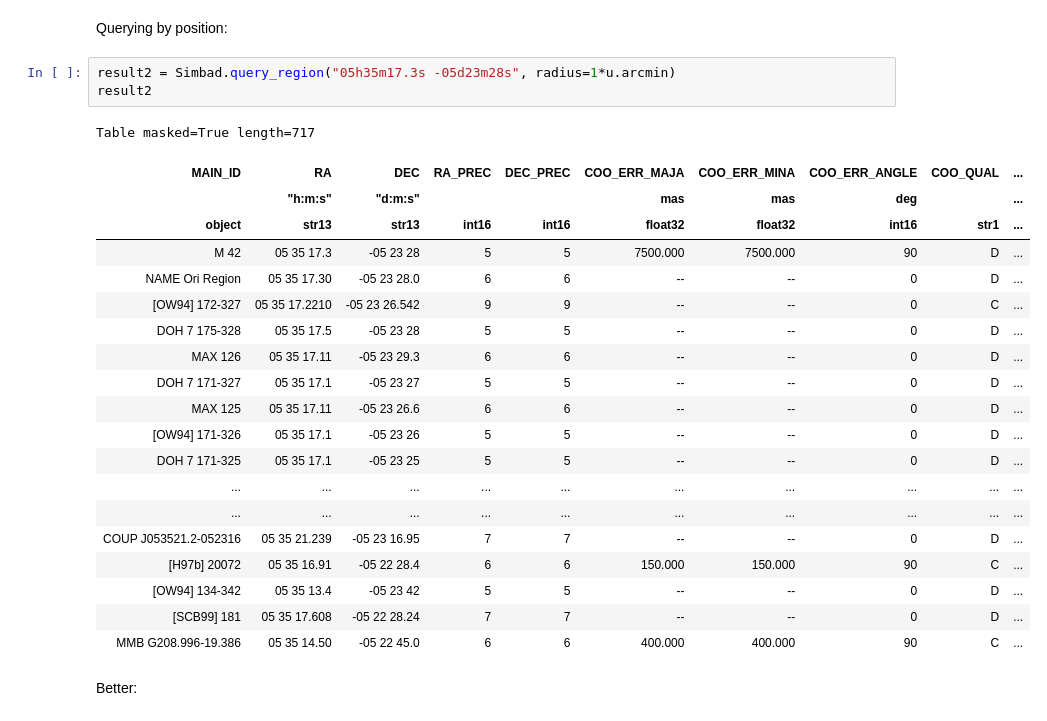
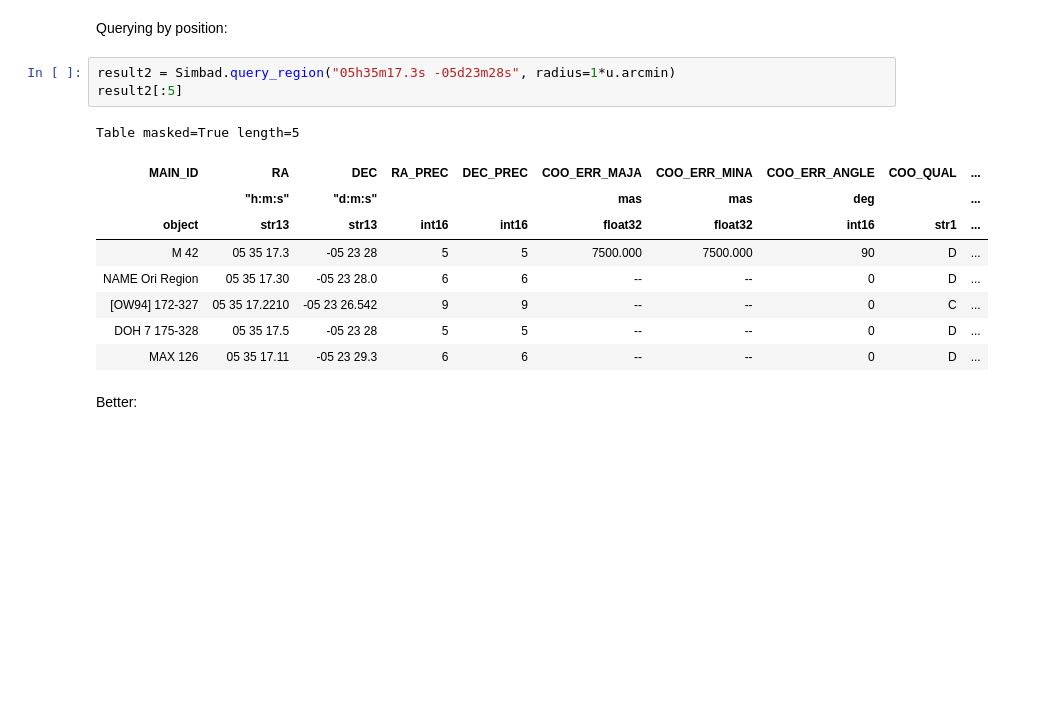
Before and after one commit to connolly/A302_2019, a Jupyter notebook: lectures/lecture-10-remote-queries/lecture-10-remote-queries.ipynb, the cells around one changed output. Cells and saved outputs as stored; diff of their text form; blank space fills up the shorter version.

```diff
--- a/lectures/lecture-10-remote-queries/lecture-10-remote-queries.ipynb
+++ b/lectures/lecture-10-remote-queries/lecture-10-remote-queries.ipynb
@@ -248,28 +250,17 @@ Table masked=True length=1
 Querying by position:
 # %%
 result2 = Simbad.query_region("05h35m17.3s -05d23m28s", radius=1*u.arcmin)
-result2
+result2[:5]
 # %% [output]
-Table masked=True length=717
+Table masked=True length=5
 | MAIN_ID | RA | DEC | RA_PREC | DEC_PREC | COO_ERR_MAJA | COO_ERR_MINA | COO_ERR_ANGLE | COO_QUAL | ... |
 |  | "h:m:s" | "d:m:s" |  |  | mas | mas | deg |  | ... |
 | object | str13 | str13 | int16 | int16 | float32 | float32 | int16 | str1 | ... |
 | M 42 | 05 35 17.3 | -05 23 28 | 5 | 5 | 7500.000 | 7500.000 | 90 | D | ... |
 | NAME Ori Region | 05 35 17.30 | -05 23 28.0 | 6 | 6 | -- | -- | 0 | D | ... |
 | [OW94] 172-327 | 05 35 17.2210 | -05 23 26.542 | 9 | 9 | -- | -- | 0 | C | ... |
 | DOH 7 175-328 | 05 35 17.5 | -05 23 28 | 5 | 5 | -- | -- | 0 | D | ... |
 | MAX 126 | 05 35 17.11 | -05 23 29.3 | 6 | 6 | -- | -- | 0 | D | ... |
-| DOH 7 171-327 | 05 35 17.1 | -05 23 27 | 5 | 5 | -- | -- | 0 | D | ... |
-| MAX 125 | 05 35 17.11 | -05 23 26.6 | 6 | 6 | -- | -- | 0 | D | ... |
-| [OW94] 171-326 | 05 35 17.1 | -05 23 26 | 5 | 5 | -- | -- | 0 | D | ... |
-| DOH 7 171-325 | 05 35 17.1 | -05 23 25 | 5 | 5 | -- | -- | 0 | D | ... |
-| ... | ... | ... | ... | ... | ... | ... | ... | ... | ... |
-| ... | ... | ... | ... | ... | ... | ... | ... | ... | ... |
-| COUP J053521.2-052316 | 05 35 21.239 | -05 23 16.95 | 7 | 7 | -- | -- | 0 | D | ... |
-| [H97b] 20072 | 05 35 16.91 | -05 22 28.4 | 6 | 6 | 150.000 | 150.000 | 90 | C | ... |
-| [OW94] 134-342 | 05 35 13.4 | -05 23 42 | 5 | 5 | -- | -- | 0 | D | ... |
-| [SCB99] 181 | 05 35 17.608 | -05 22 28.24 | 7 | 7 | -- | -- | 0 | D | ... |
-| MMB G208.996-19.386 | 05 35 14.50 | -05 22 45.0 | 6 | 6 | 400.000 | 400.000 | 90 | C | ... |
 # %% [markdown]
 Better:
 # %%
```
Also changed, not shown: parts of 16 cells of this notebook.
